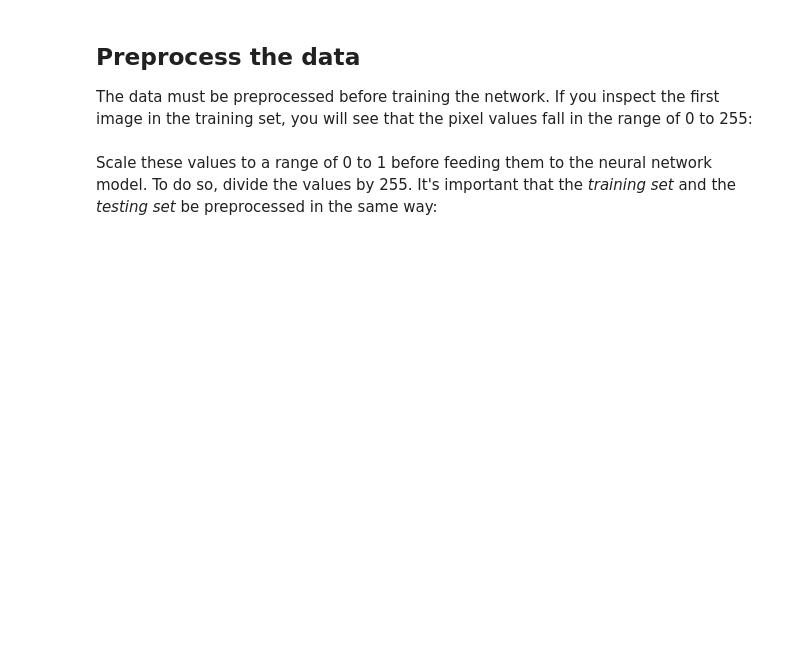
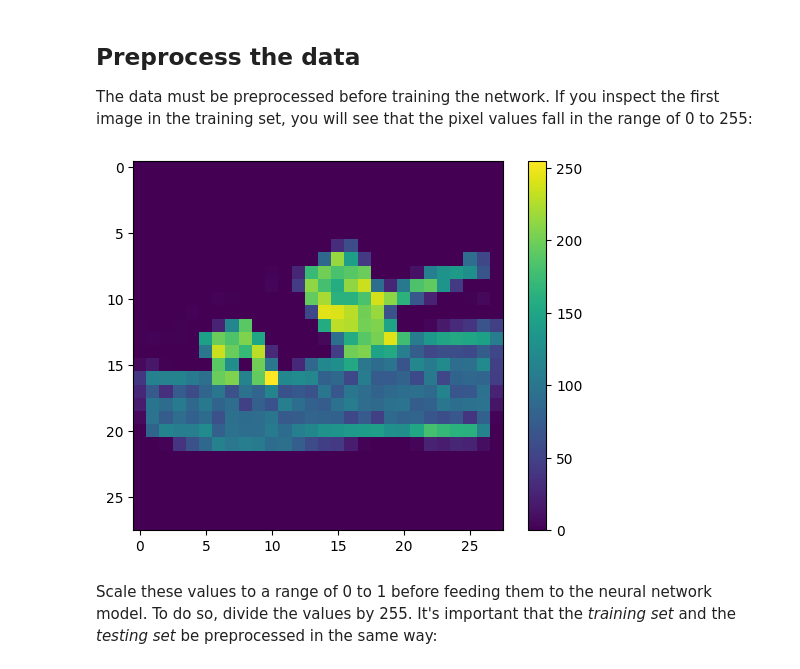
Before and after one commit to EmmaculateC/mlprojects, a Jupyter notebook: site/en/tutorials/keras/classification.ipynb, the cells around one changed output. Cells and saved outputs as stored; diff of their text form; code cells hidden in the pictures; blank space fills up the shorter version.

```diff
--- a/site/en/tutorials/keras/classification.ipynb
+++ b/site/en/tutorials/keras/classification.ipynb
@@ -213,10 +194,12 @@ len(test_labels)
 The data must be preprocessed before training the network. If you inspect the first image in the training set, you will see that the pixel values fall in the range of 0 to 255:
 # %%
 plt.figure()
-plt.imshow(train_images[0])
+plt.imshow(train_images[12])
 plt.colorbar()
 plt.grid(False)
 plt.show()
+# %% [output]
+[figure, added]
 # %% [markdown]
 Scale these values to a range of 0 to 1 before feeding them to the neural network model. To do so, divide the values by 255. It's important that the *training set* and the *testing set* be preprocessed in the same way:
 # %%
```
Also changed, not shown: parts of 6 cells of this notebook.
